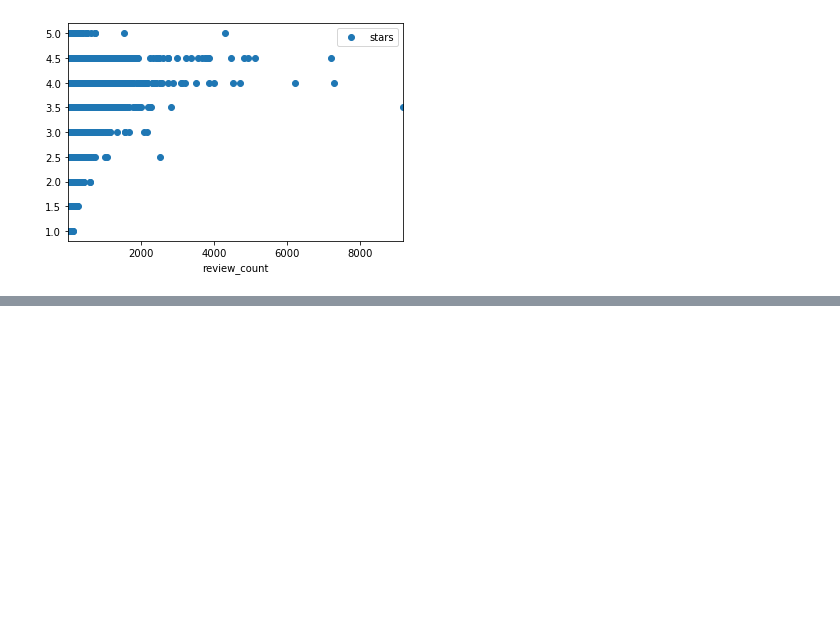
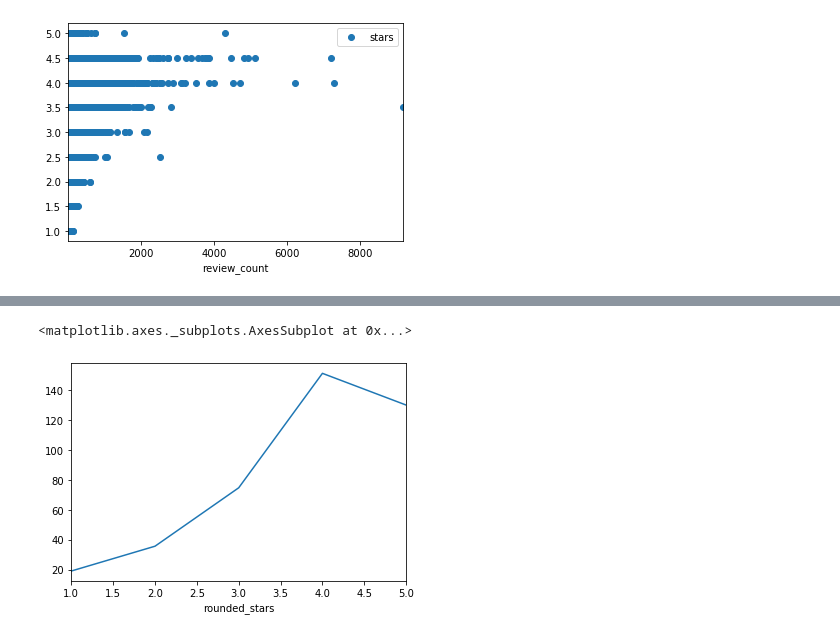
Before and after one commit to OktarianTB/predicting-business-popularity, a Jupyter notebook: popularity_metric_analysis.ipynb, the cells around one changed output, grey strips where cells are left out. Cells and saved outputs as stored; diff of their text form; code cells hidden in the pictures; blank space fills up the shorter version.

```diff
--- a/popularity_metric_analysis.ipynb
+++ b/popularity_metric_analysis.ipynb
@@ -163,0 +231,5 @@ restaurants_df.plot(x='review_count', y='stars', style='o')
+# %%
+avg_freq_reviews.plot()
+# %% [output]
+<matplotlib.axes._subplots.AxesSubplot at 0x...>
+[figure, added]
```
Also changed, not shown: parts of 14 cells of this notebook.
